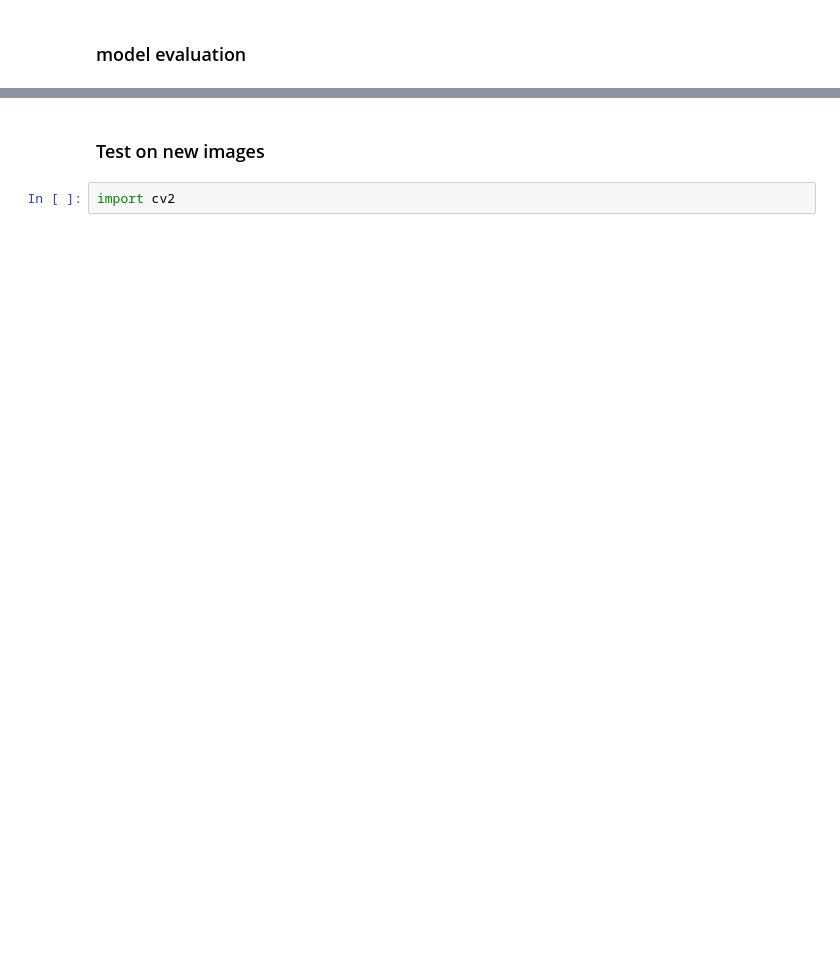
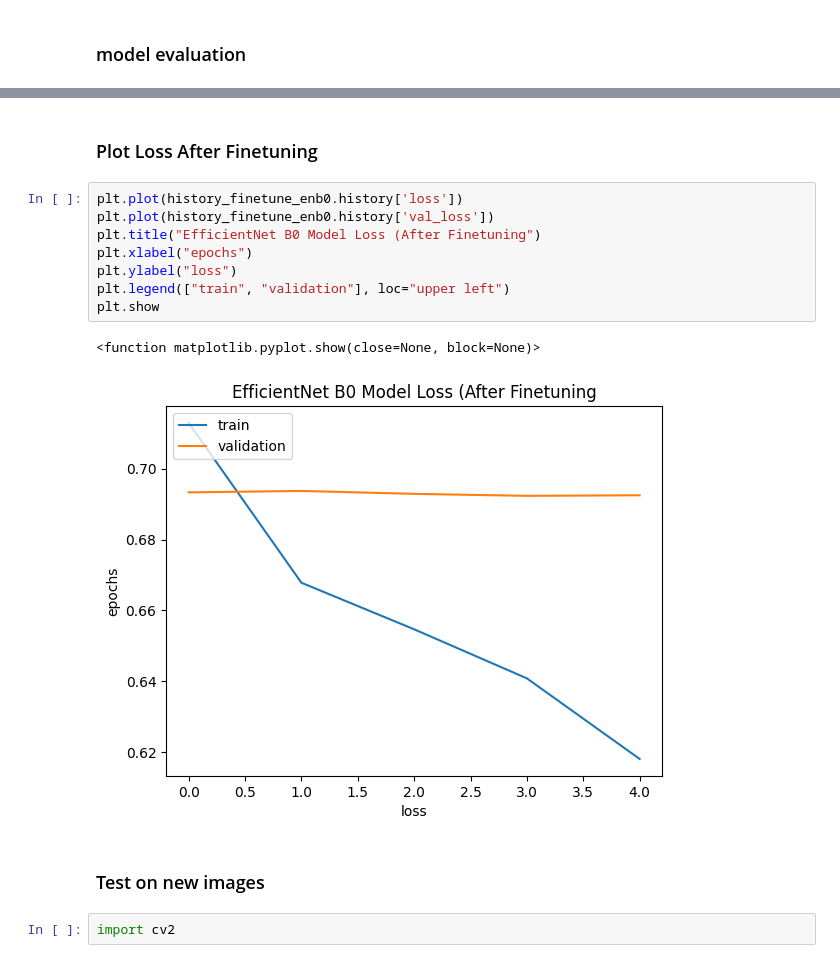
Before and after one commit to OctaviaCosby/AI-Image-Detector, a Jupyter notebook: Capstone_Project_AI_Art_Image_Detector_Octavia_Cosby.ipynb, the cells around one changed output, grey strips where cells are left out. Saved outputs shown, nothing was run; the diff lists cells and outputs as text; blank space fills up the shorter version.

```diff
--- a/Capstone_Project_AI_Art_Image_Detector_Octavia_Cosby.ipynb
+++ b/Capstone_Project_AI_Art_Image_Detector_Octavia_Cosby.ipynb
@@ -193,3 +238,16 @@ Validation Accuracy: 0.43
+# %% [markdown]
+### Plot Loss After Finetuning
+# %%
+plt.plot(history_finetune_enb0.history['loss'])
+plt.plot(history_finetune_enb0.history['val_loss'])
+plt.title("EfficientNet B0 Model Loss (After Finetuning")
+plt.xlabel("epochs")
+plt.ylabel("loss")
+plt.legend(["train", "validation"], loc="upper left")
+plt.show
+# %% [output]
+<function matplotlib.pyplot.show(close=None, block=None)>
+[figure, added]
 # %% [markdown]
 ### Test on new images
 # %%
```
Also changed, not shown: parts of 93 cells of this notebook.
